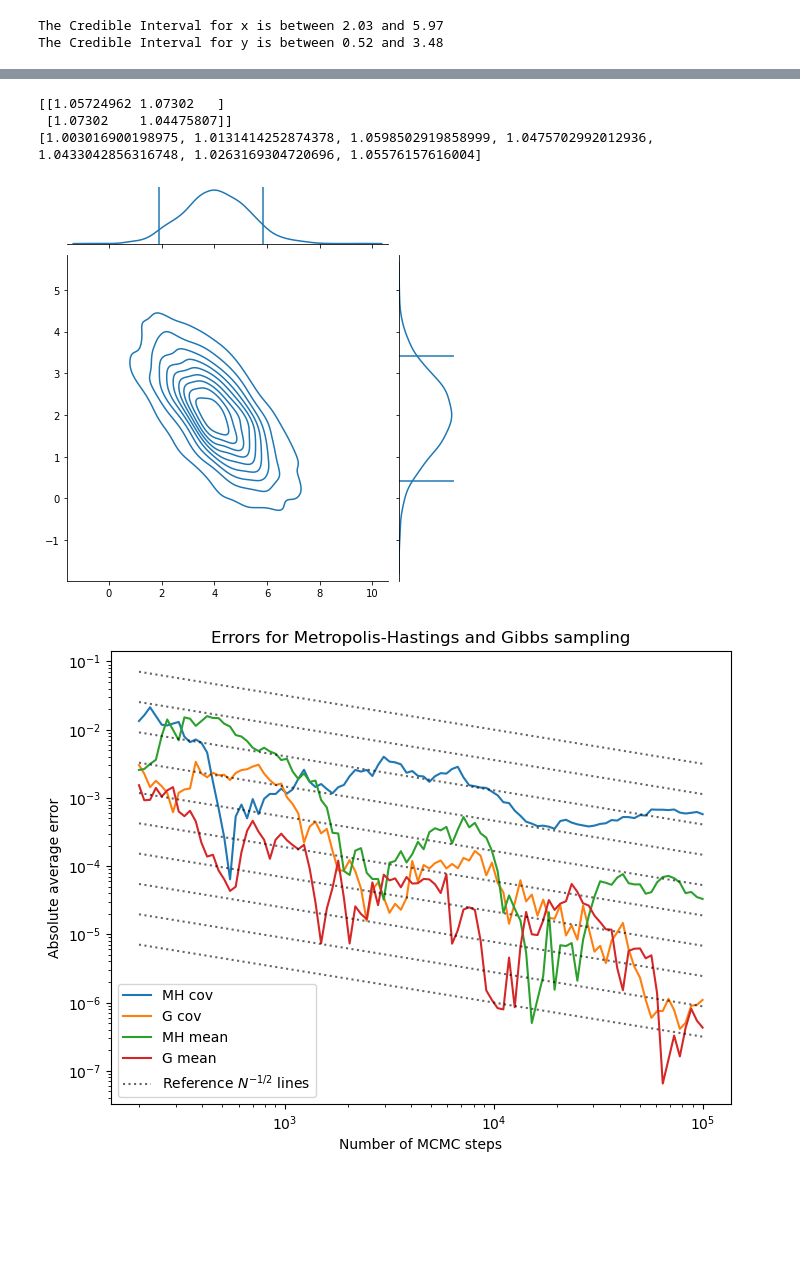
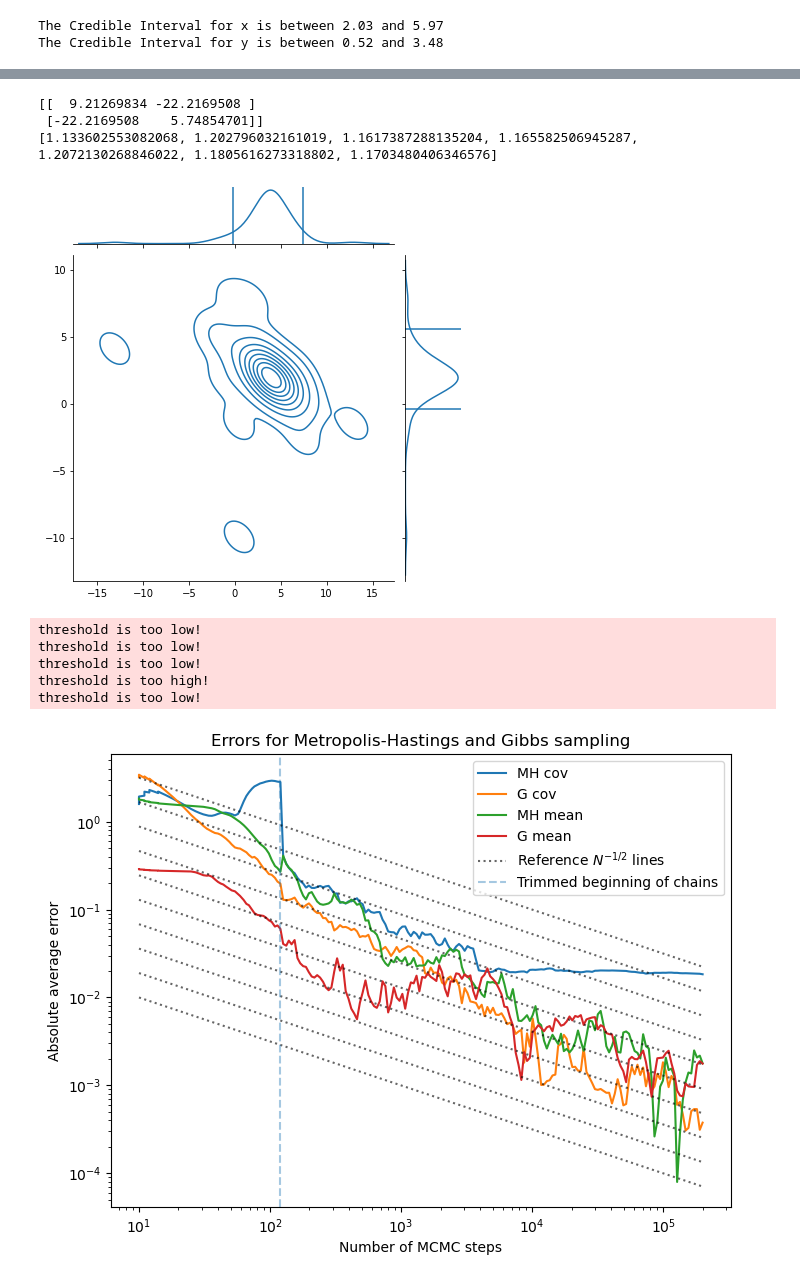
Before and after one commit to jacopok/notes, a Jupyter notebook: ap_third_semester/astrostat_homework/exercise_7.ipynb, the cells around one changed output, grey strips where cells are left out. Drawn from its saved outputs; the diff is of its cells as text; code cells hidden in the pictures; blank space fills up the shorter version.

Commit message:
New plots

```diff
--- a/ap_third_semester/astrostat_homework/exercise_7.ipynb
+++ b/ap_third_semester/astrostat_homework/exercise_7.ipynb
@@ -47,10 +47,10 @@ def gaussian_proposal(theta=None):
     return(rng.standard_normal(size=2))
 
 num_chains = 7
-spread_initial_positions = 10
+spread_initial_positions = 5
 initial_positions = np.random.normal(scale=spread_initial_positions, size=(num_chains, 2))
 
-chain_length = 200
+chain_length = 10
 
 mh = MultipleChains(MetropolisHastings, n.pdf, initial_positions,
                        chain_length, gaussian_proposal)
@@ -74,9 +74,9 @@ print(mh.R_estimator()) # < 1.02 in all its entries!
 print(mh.autocorrelation_times()) # all close to 1! great
 # am I underestimating these?
 # %% [output]
-[[1.05724962 1.07302   ]
- [1.07302    1.04475807]]
-[1.003016900198975, 1.0131414252874378, 1.0598502919858999, 1.0475702992012936, 1.0433042856316748, 1.0263169304720696, 1.05576157616004]
+[[  9.21269834 -22.2169508 ]
+ [-22.2169508    5.74854701]]
+[1.133602553082068, 1.202796032161019, 1.1617387288135204, 1.165582506945287, 1.2072130268846022, 1.1805616273318802, 1.1703480406346576]
 # %%
 # SampleSet2D(mh.all_chains).samples_plot(CL, kind='kde')
 # %%
@@ -97,40 +97,53 @@ g.trim_chains(g.optimal_trimming)
 # g.traces_plot()
 SampleSet2D(g.all_chains).samples_plot(CL, kind='kde')
 # %% [output]
-[figure, old version]
+[figure, new version]
 # %%
 errors_mh_mean = []
 errors_mh_cov = []
 errors_g_mean = []
 errors_g_cov = []
 
-x = np.geomspace(chain_length, 500 * chain_length, dtype=int, num=100)
-diffs = np.ediff1d(x, to_end=0)
+N = np.geomspace(chain_length, int(2e5), dtype=int, num=200)
+diffs = np.ediff1d(N, to_end=0) # discrete gradient of N
+trimming_index = 50
 
-for diff in tqdm(diffs):
-    errors_mh_mean.append(np.average((mh.average_mean - n.mean)**2))
-    errors_mh_cov.append(np.average((mh.average_covariance - n.cov)**2))
-    errors_g_mean.append(np.average((g.average_mean - n.mean)**2))
-    errors_g_cov.append(np.average((g.average_covariance - n.cov)**2))
+for i, diff in tqdm(enumerate(diffs)):
+    errors_mh_mean.append(np.average(np.sqrt((mh.average_mean - n.mean)**2)))
+    errors_mh_cov.append(np.average(np.sqrt((mh.average_covariance - n.cov)**2)))
+    errors_g_mean.append(np.average(np.sqrt((g.average_mean - n.mean)**2)))
+    errors_g_cov.append(np.average(np.sqrt((g.average_covariance - n.cov)**2)))
+
+    if i == trimming_index:
+        g.trim_chains(g.optimal_trimming)
+        mh.trim_chains(mh.optimal_trimming)
 
     g.extend_chains(diff)
     mh.extend_chains(diff)
+# %% [output]
+threshold is too low!
+threshold is too low!
+threshold is too low!
+threshold is too high!
+threshold is too low!
 # %%
 plt.figure(dpi=100, figsize=(8, 6))
-plt.loglog(x, errors_mh_cov, label = 'MH cov')
-plt.loglog(x, errors_g_cov, label = 'G cov')
-plt.loglog(x, errors_mh_mean, label = 'MH mean')
-plt.loglog(x, errors_g_mean, label = 'G mean')
+plt.loglog(N, errors_mh_cov, label = 'MH cov')
+plt.loglog(N, errors_g_cov, label = 'G cov')
+plt.loglog(N, errors_mh_mean, label = 'MH mean')
+plt.loglog(N, errors_g_mean, label = 'G mean')
 
 leg = 'Reference $N^{-1/2}$ lines'
-for C in np.logspace(0, -4, num=10):
-    plt.plot(x, x**(-1/2) * C, ls=':', c='black', alpha=.6, label=leg)
+for C in np.logspace(1, -1.5, num=10):
+    plt.plot(N, N**(-1/2) * C, ls=':', c='black', alpha=.6, label=leg)
     leg=None
+
+plt.axvline(N[trimming_index], ls='--', alpha = .4, label='Trimmed beginning of chains')
 
 plt.legend()
 plt.title('Errors for Metropolis-Hastings and Gibbs sampling')
 plt.xlabel('Number of MCMC steps')
 plt.ylabel('Absolute average error')
-plt.savefig('error_scaling_2.pdf')
+plt.savefig('error_scaling_5.pdf')
 # %% [output]
-[figure, old version]
+[figure, new version]
```
Also changed, not shown: parts of 4 cells of this notebook, 1 other file.
